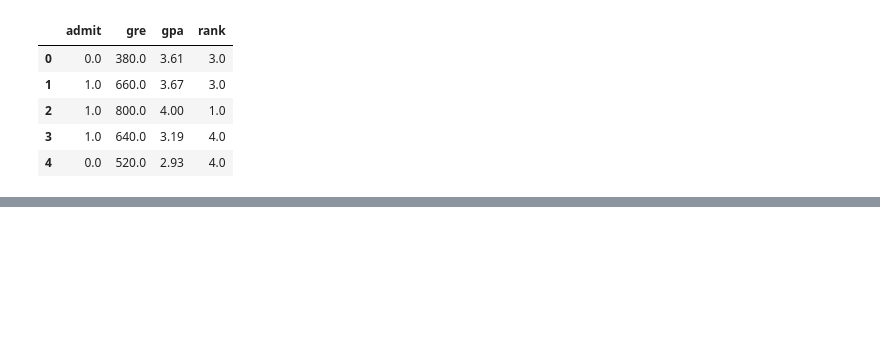
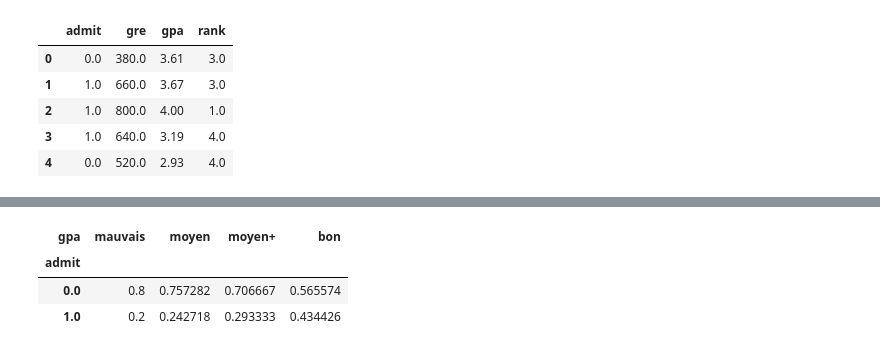
Before and after one commit to Gsasana/ClassificationRgLogistique, a Jupyter notebook: Book.ipynb, the cells around one changed output, grey strips where cells are left out. Drawn from its saved outputs; the diff is of its cells as text; code cells hidden in the pictures; blank space fills up the shorter version.

```diff
--- a/Book.ipynb
+++ b/Book.ipynb
@@ -16,0 +50,10 @@ df.head()
+# %%
+niveaux_notes = pd.cut(x = df['gpa'],
+                       bins = [2, 2.8, 3.2, 3.6, 4],
+                       labels = ['mauvais', 'moyen', 'moyen+', 'bon'])
+pd.crosstab(df['admit'], niveaux_notes, normalize='columns')
+# %% [output]
+| gpa | mauvais | moyen | moyen+ | bon |
+| admit |  |  |  |  |
+| 0.0 | 0.8 | 0.757282 | 0.706667 | 0.565574 |
+| 1.0 | 0.2 | 0.242718 | 0.293333 | 0.434426 |
```
Also changed, not shown: parts of 10 cells of this notebook.
